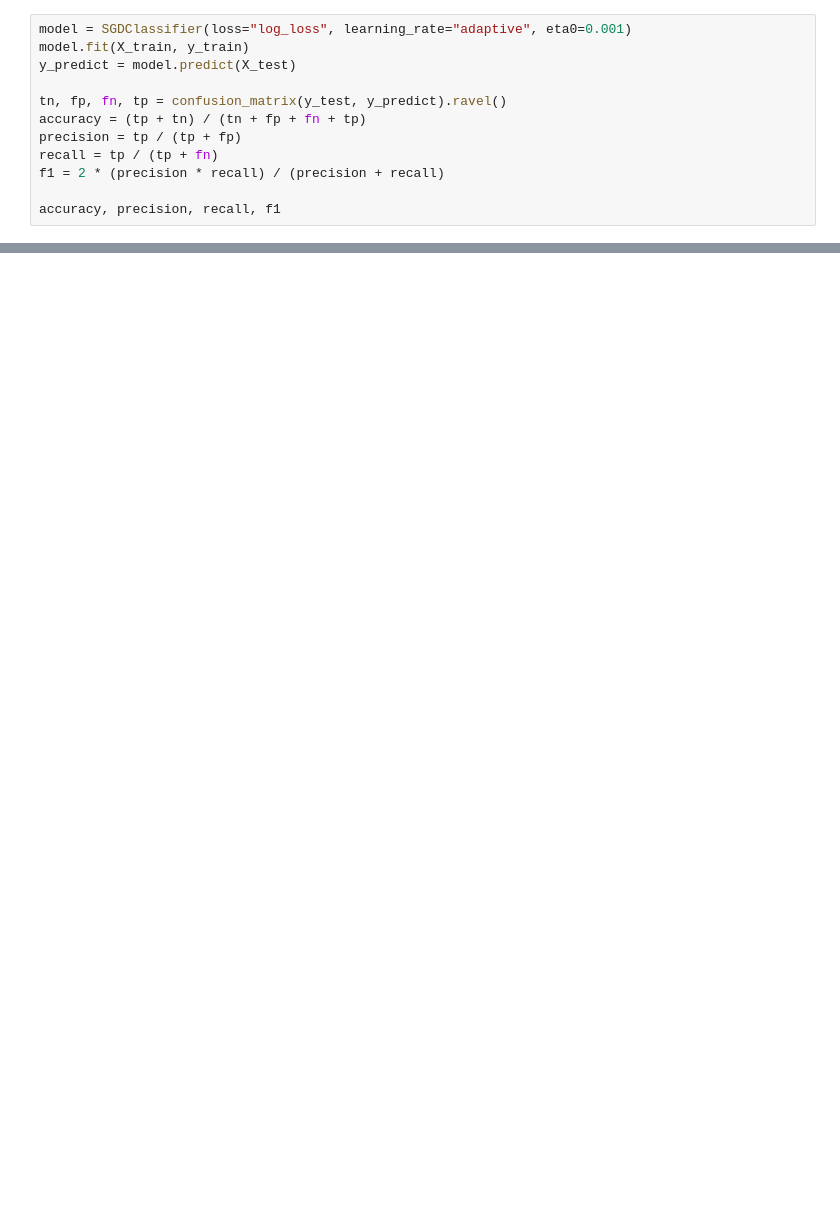
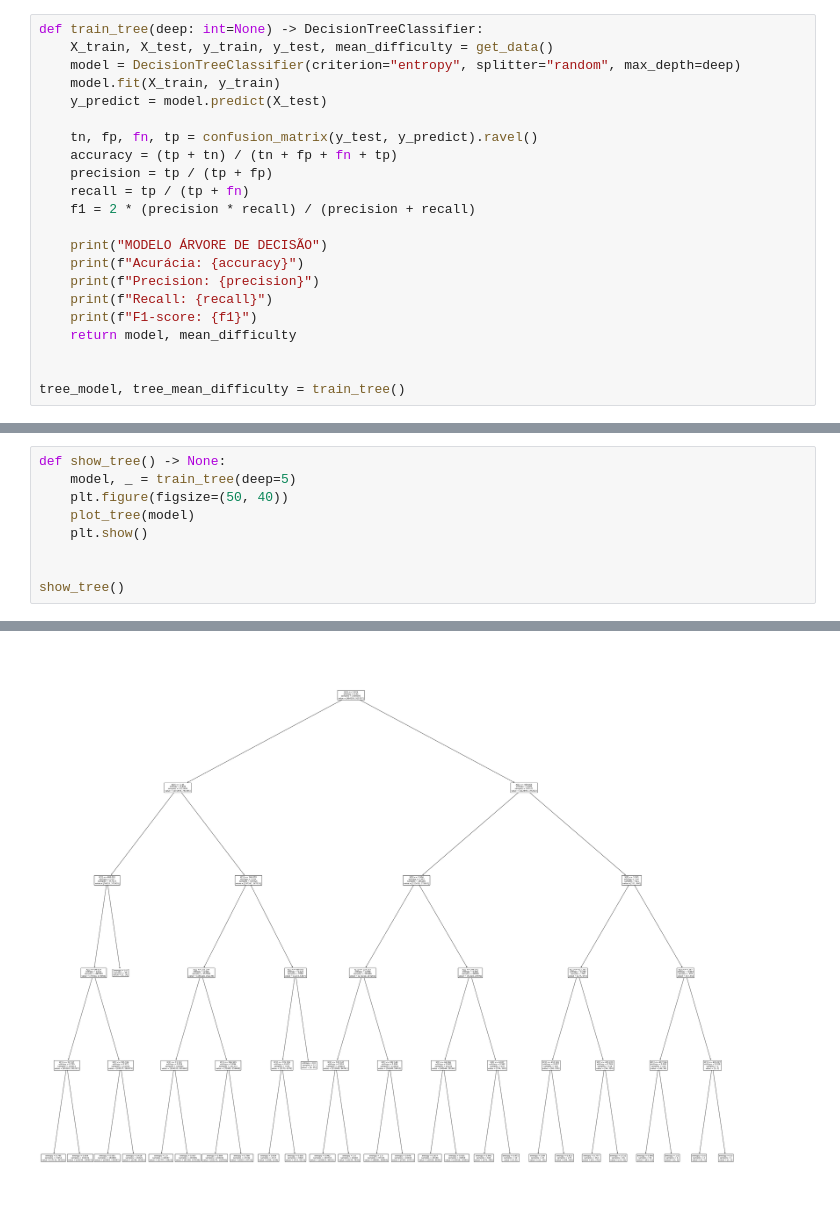
Before and after one commit to BrunoSantosPK/adaptive_learning, a Jupyter notebook: notebooks/train_predict.ipynb, the cells around one changed output, grey strips where cells are left out. Cells and saved outputs as stored; diff of their text form; blank space fills up the shorter version.

Commit message:
add comments and refactoring code for training notebook

```diff
--- a/notebooks/train_predict.ipynb
+++ b/notebooks/train_predict.ipynb
@@ -43,13 +105,23 @@ def search_mastery(user_id, area):
 # %%
-model = SGDClassifier(loss="log_loss", learning_rate="adaptive", eta0=0.001)
-model.fit(X_train, y_train)
-y_predict = model.predict(X_test)
+def train_tree(deep: int=None) -> DecisionTreeClassifier:
+    X_train, X_test, y_train, y_test, mean_difficulty = get_data()
+    model = DecisionTreeClassifier(criterion="entropy", splitter="random", max_depth=deep)
+    model.fit(X_train, y_train)
+    y_predict = model.predict(X_test)
 
-tn, fp, fn, tp = confusion_matrix(y_test, y_predict).ravel()
-accuracy = (tp + tn) / (tn + fp + fn + tp)
-precision = tp / (tp + fp)
-recall = tp / (tp + fn)
-f1 = 2 * (precision * recall) / (precision + recall)
+    tn, fp, fn, tp = confusion_matrix(y_test, y_predict).ravel()
+    accuracy = (tp + tn) / (tn + fp + fn + tp)
+    precision = tp / (tp + fp)
+    recall = tp / (tp + fn)
+    f1 = 2 * (precision * recall) / (precision + recall)
 
-accuracy, precision, recall, f1
+    print("MODELO ÁRVORE DE DECISÃO")
+    print(f"Acurácia: {accuracy}")
+    print(f"Precision: {precision}")
+    print(f"Recall: {recall}")
+    print(f"F1-score: {f1}")
+    return model, mean_difficulty
+
+
+tree_model, tree_mean_difficulty = train_tree()
 # %% [output]
@@ -59,0 +133,10 @@ accuracy, precision, recall, f1
+# %%
+def show_tree() -> None:
+    model, _ = train_tree(deep=5)
+    plt.figure(figsize=(50, 40))
+    plot_tree(model)
+    plt.show()
+
+
+show_tree()
+# %% [output]
@@ -59,0 +148 @@ accuracy, precision, recall, f1
+[figure, added]
```
Also changed, not shown: parts of 12 cells of this notebook, 1 other file.
